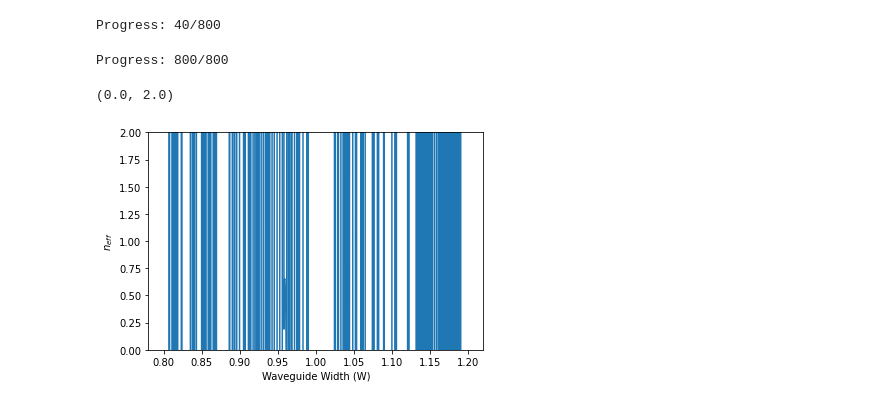
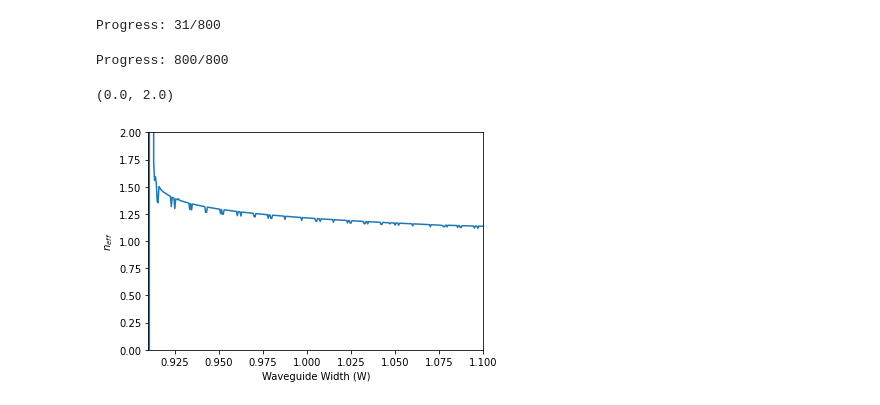
Before and after one commit to quantumbrownie/honoursLegume, a Jupyter notebook: Parameter Sweep.ipynb, the cells around one changed output. Saved outputs shown, nothing was run; the diff lists cells and outputs as text; code cells hidden in the pictures.

```diff
--- a/Parameter Sweep.ipynb
+++ b/Parameter Sweep.ipynb
@@ -77,7 +77,7 @@ Nx = 1       # Supercell size in the x-direction
 
 Ws = np.arange(0.8, 1.2, 0.0005) #+ 0.0003
 
-# cross_wvlns = []
+cross_wvlns = []
 n_effs = []
 
 iteration = 0
@@ -87,7 +87,7 @@ for i in np.arange(0,len(Ws)):
     W = Ws[i]
 
     # Initialize a rectangular lattice
-    lattice = Lattice([Nx, 0], [0, (Ny-1)*np.sqrt(3)/2])
+    lattice = Lattice([Nx, 0], [0, (Ny-1+W)*np.sqrt(3)/2])
 
     # Initialize zero shifts
     dx0 = np.zeros((Nx*2*Ny_opt, ))
@@ -126,12 +126,12 @@ for i in np.arange(0,len(Ws)):
 
     ind = 14 # Index of mode in question
 
-    #n_target = 1.44
-    #n_diff = n_target - n_eff[:,ind]
+    n_target = 1.44
+    n_diff = n_target - n_eff[:,ind]
 
-    #zero_crossings = np.where(np.diff(np.sign(n_diff)))
-    #cross_wvln = float(wvln[zero_crossings, ind])
-    #cross_wvlns = np.append(cross_wvlns, cross_wvln)
+    zero_crossings = np.where(np.diff(np.sign(n_diff)))
+    cross_wvln = float(wvln[zero_crossings, ind])
+    cross_wvlns = np.append(cross_wvlns, cross_wvln)
 
     wvln_target = 1518.37
     wvln_ind = wvln[:,ind]    #wvln for the mode in question
@@ -149,13 +149,14 @@ for i in np.arange(0,len(Ws)):
     iteration = iteration + 1
     print("Progress: " + str(iteration) + "/" + str(total_it) + "      ", end = "\r")
 # %% [output]
-Progress: 40/800
+Progress: 31/800
 Progress: 800/800
 # %%
 plt.plot(Ws, n_effs)
 plt.xlabel("Waveguide Width (W)")
 plt.ylabel("$n_{eff}$")
+plt.xlim(0.91,1.1)
 plt.ylim(0,2)
 # %% [output]
 (0.0, 2.0)
-[figure, old version]
+[figure, new version]
```
Also changed, not shown: parts of 1 cell of this notebook.
